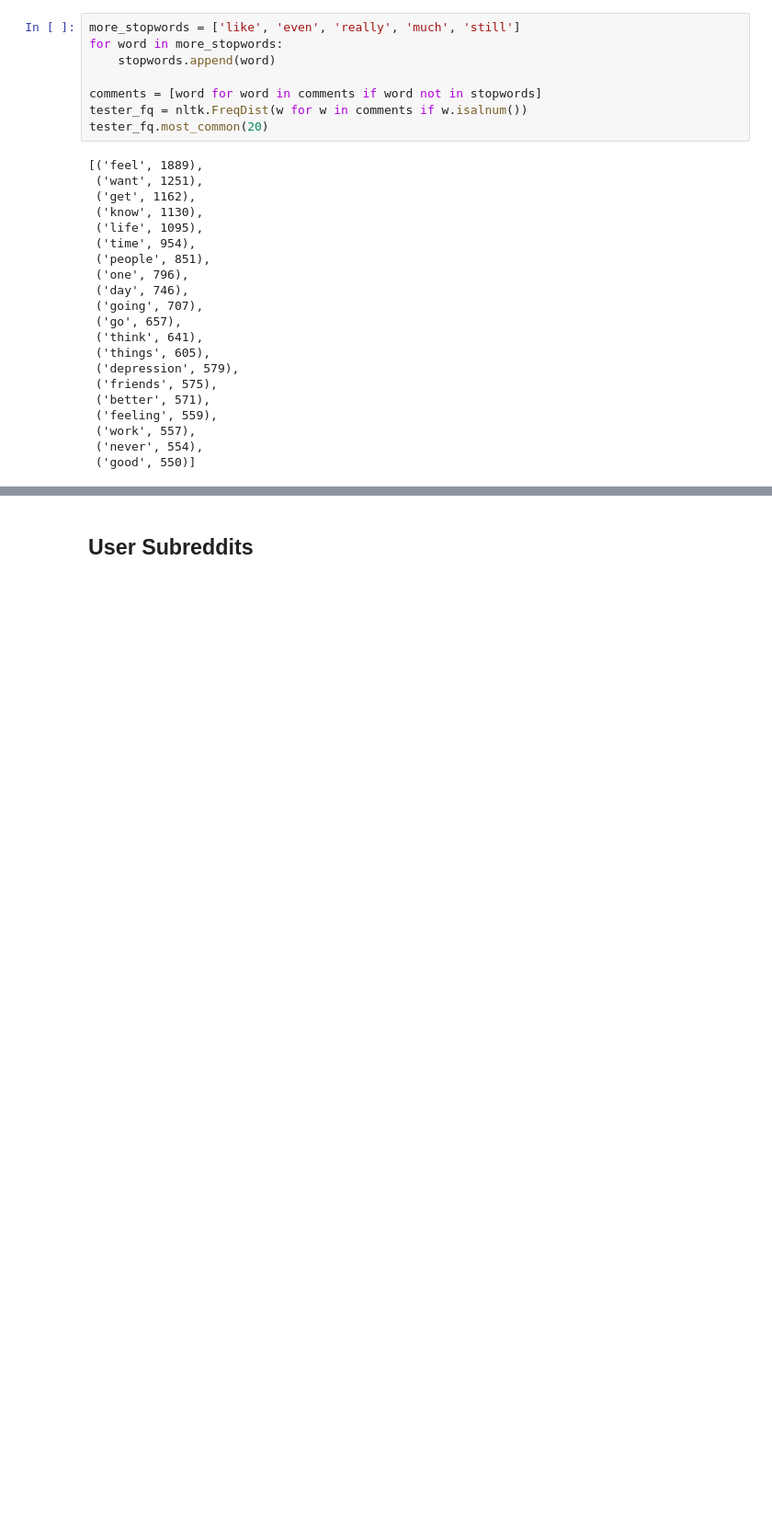
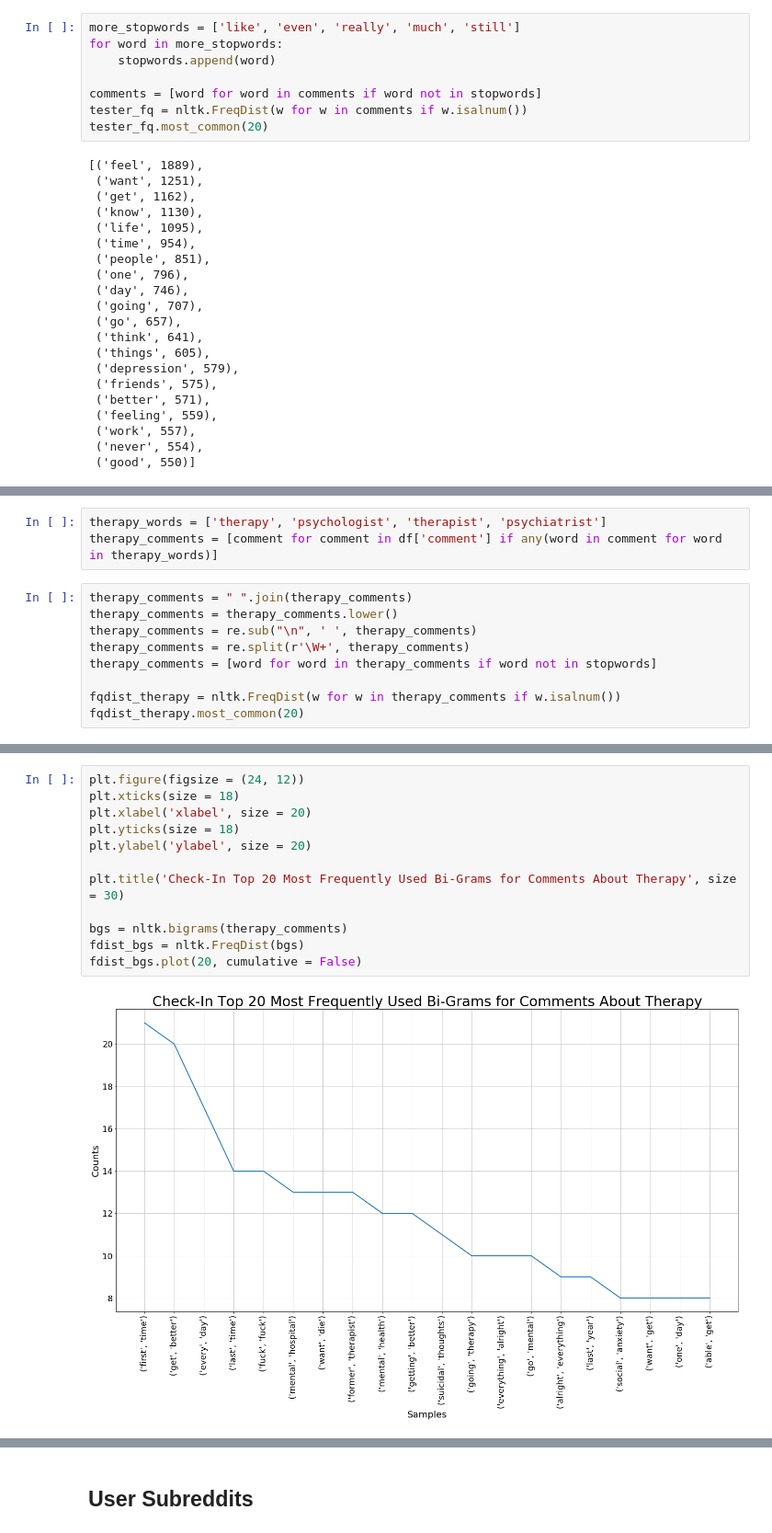
Before and after one commit to andy-alba/Analyzing-Mental-Health-in-America, a Jupyter notebook: AndyA_Analysis.ipynb, the cells around one changed output, grey strips where cells are left out. Shown at 92% size. Saved outputs shown, nothing was run; the diff lists cells and outputs as text; blank space fills up the shorter version.

```diff
--- a/AndyA_Analysis.ipynb
+++ b/AndyA_Analysis.ipynb
@@ -717,0 +748,12 @@ tester_fq.plot(20, cumulative = False)
+# %%
+therapy_words = ['therapy', 'psychologist', 'therapist', 'psychiatrist']
+therapy_comments = [comment for comment in df['comment'] if any(word in comment for word in therapy_words)]
+# %%
+therapy_comments = " ".join(therapy_comments)
+therapy_comments = therapy_comments.lower()
+therapy_comments = re.sub("\n", ' ', therapy_comments)
+therapy_comments = re.split(r'\W+', therapy_comments)
+therapy_comments = [word for word in therapy_comments if word not in stopwords]
+
+fqdist_therapy = nltk.FreqDist(w for w in therapy_comments if w.isalnum())
+fqdist_therapy.most_common(20)
@@ -717,0 +781,14 @@ tester_fq.plot(20, cumulative = False)
+# %%
+plt.figure(figsize = (24, 12))
+plt.xticks(size = 18)
+plt.xlabel('xlabel', size = 20)
+plt.yticks(size = 18)
+plt.ylabel('ylabel', size = 20)
+
+plt.title('Check-In Top 20 Most Frequently Used Bi-Grams for Comments About Therapy', size = 30)
+
+bgs = nltk.bigrams(therapy_comments)
+fdist_bgs = nltk.FreqDist(bgs)
+fdist_bgs.plot(20, cumulative = False)
+# %% [output]
+[figure, added]
```
Also changed, not shown: parts of 39 cells of this notebook.
